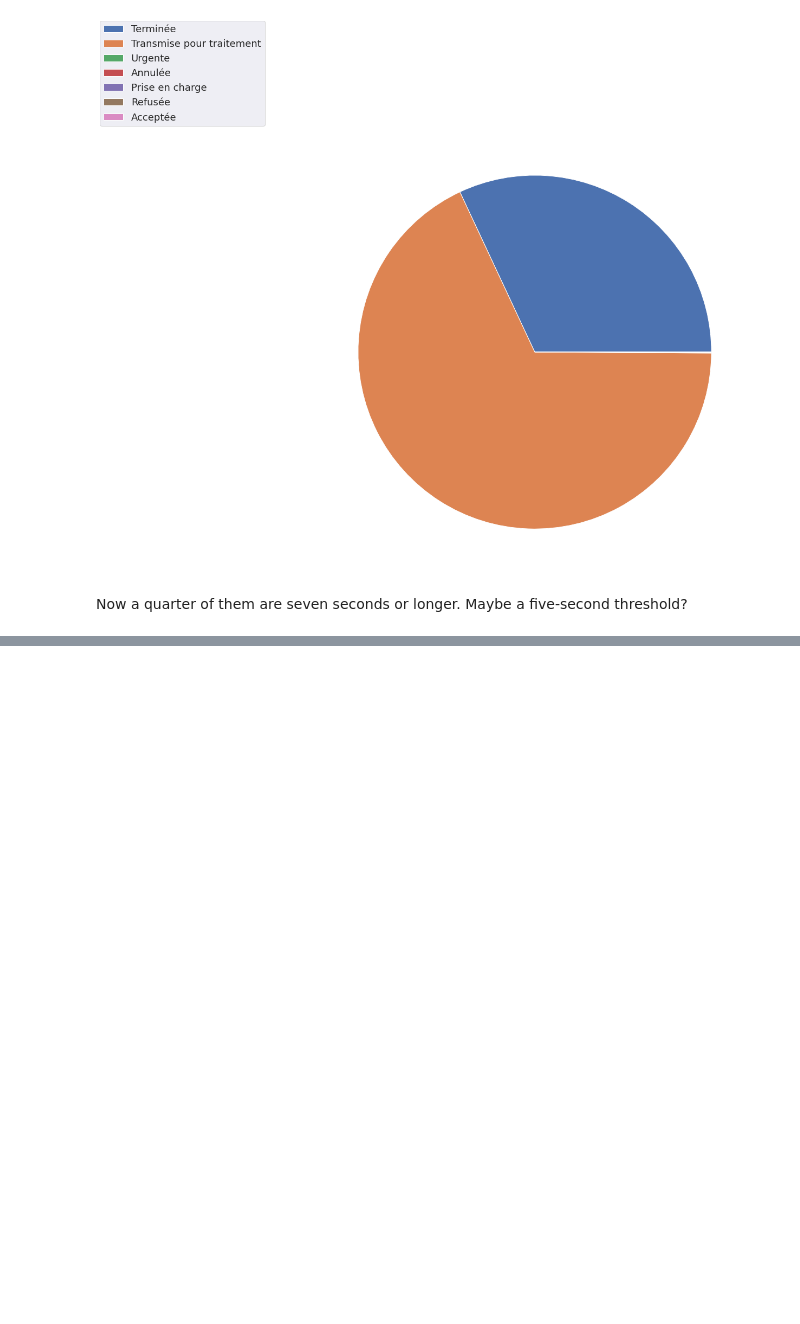
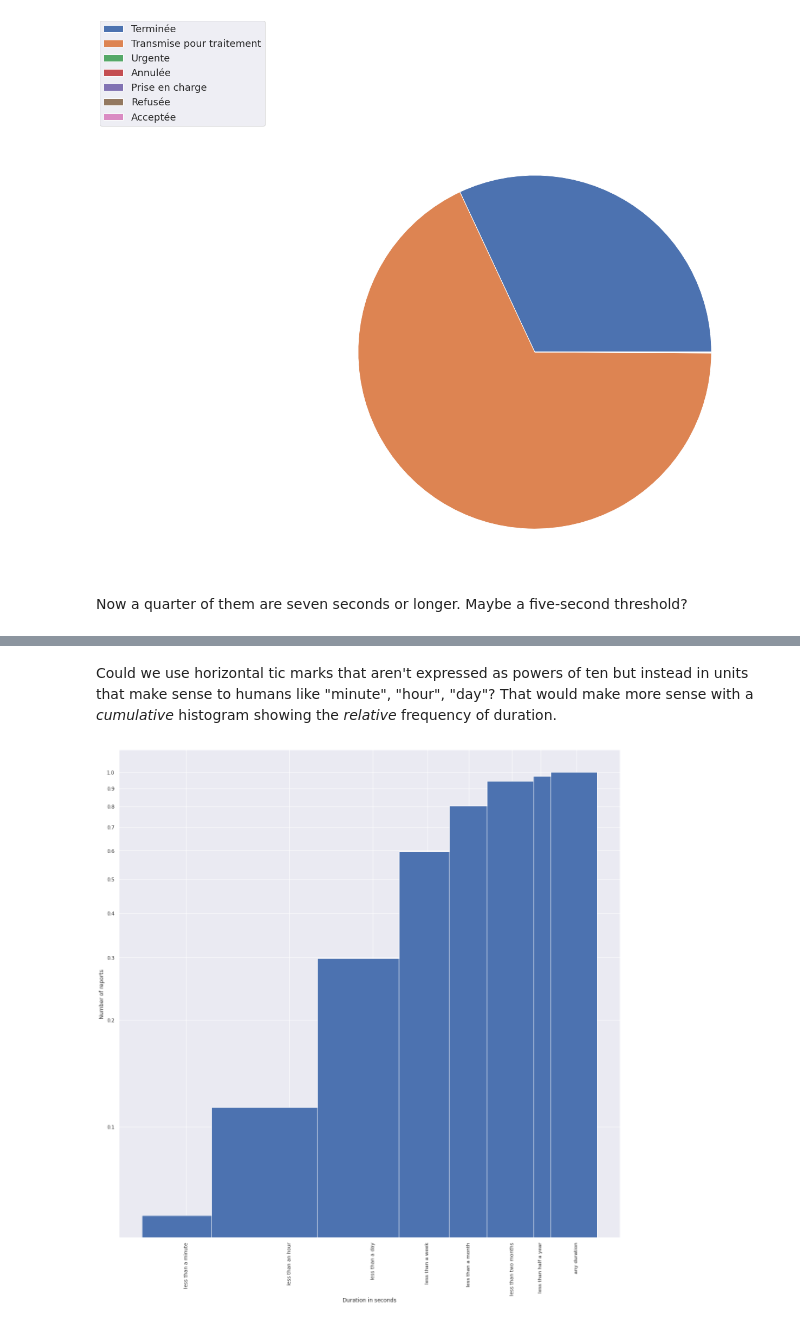
Before and after one commit to satuelisa/Requetes311, a Jupyter notebook: Statistics.ipynb, the cells around one changed output, grey strips where cells are left out. Cells and saved outputs as stored; diff of their text form; code cells hidden in the pictures; blank space fills up the shorter version.

```diff
--- a/Statistics.ipynb
+++ b/Statistics.ipynb
@@ -496,0 +510,34 @@ Text(0, 0.5, 'Number of reports')
+# %% [markdown]
+Could we use horizontal tic marks that aren't expressed as powers of ten but instead in units that make sense to humans like "minute", "hour", "day"? That would make more sense with a *cumulative* histogram showing the *relative* frequency of duration.
+# %%
+import numpy as np
+minute = 60 # seconds
+hour = 60 * minute
+day = 24 * hour
+week = 7 * day
+month = 30 * day # keep it simple
+semester = 6 * month
+year = 356 * day
+low = x.min()
+high = x.max()
+assert high > semester
+sb = [ low, minute, hour, day, week, month, semester, year, high ]
+fig, ax = plt.subplots(1, 1)
+ax.hist(x, bins = sb, density = True, cumulative = True)
+ax.set_xscale('log')
+ax.set_yscale('log')
+ax.set_xlabel('Duration in seconds')
+ax.set_ylabel('Number of reports')
+xpos = [ (2 * start + end) / 3 for start, end in zip(sb[:-1], sb[1:]) ] # intermediate points
+ax.set_xticks(xpos)
+ax.set_xticklabels([ 'less than a minute',  'less than an hour', 'less than a day',
+                     'less than a week', 'less than a month', 'less than two months',
+                     'less than half a year', 'any duration' ],
+                      ha = 'center', rotation = 90)
+ypos = np.linspace(0.1, 1.0, 10)
+ax.set_yticks(ypos)
+ax.set_yticklabels([ f'{v:.1f}' for v in ypos ])
+plt.grid()
+plt.show()
+# %% [output]
+[figure, added]
```
Also changed, not shown: parts of 10 cells of this notebook.
